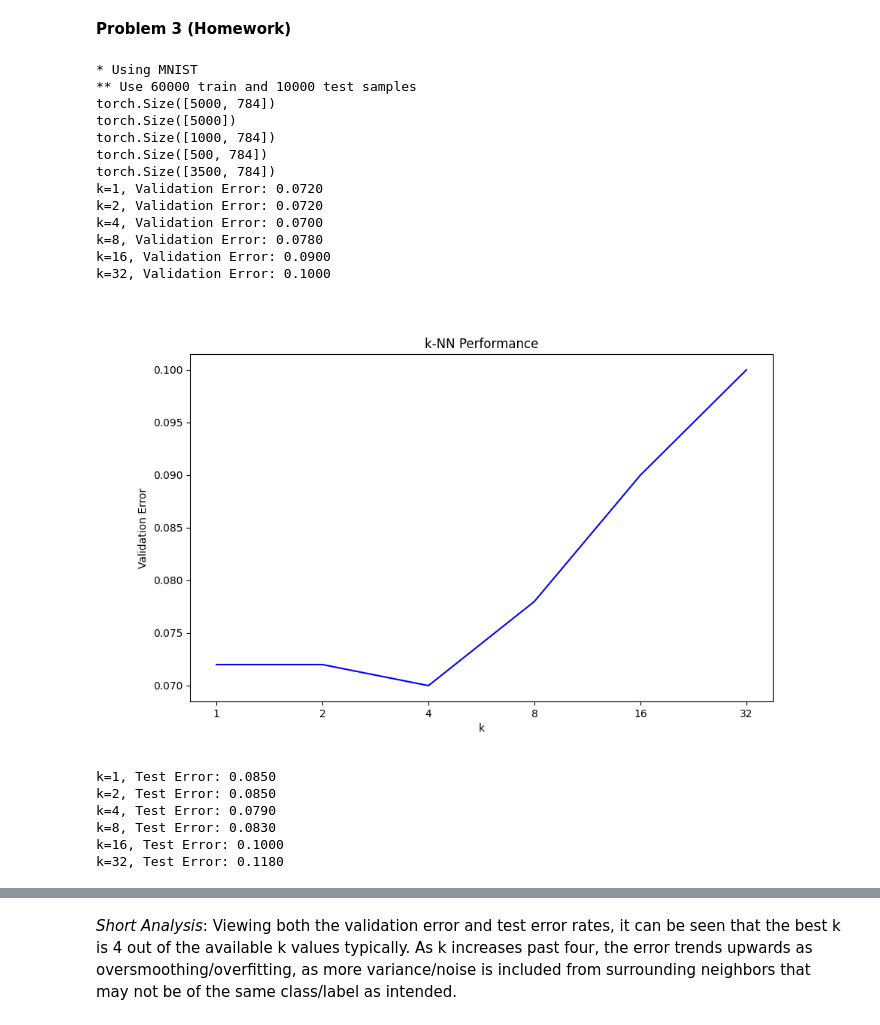
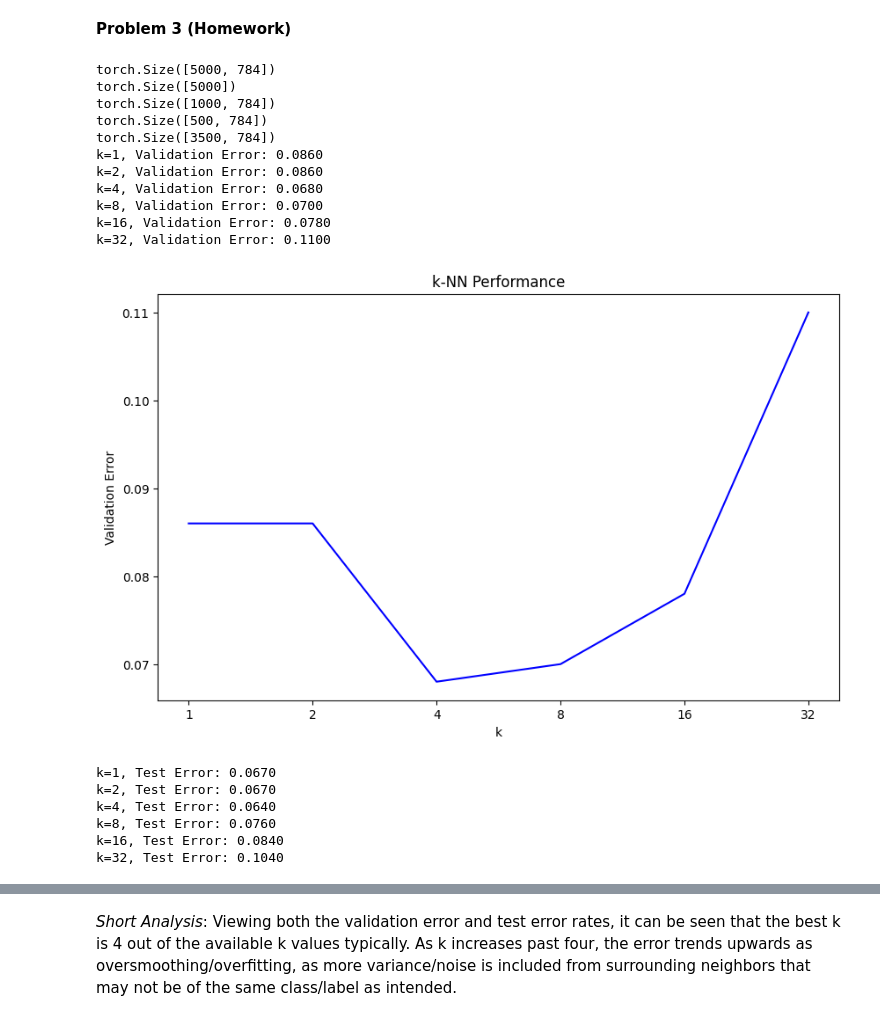
Before and after one commit to Sabuchan123/Homework-Repository, a Jupyter notebook: STAT588-HW-2-Folder/STAT588-HW-2.ipynb, the cells around one changed output, grey strips where cells are left out. Cells and saved outputs as stored; diff of their text form; code cells hidden in the pictures.

Commit message:
Updated HW 2 for STTAT 588 to run on torchvision.

```diff
--- a/STAT588-HW-2-Folder/STAT588-HW-2.ipynb
+++ b/STAT588-HW-2-Folder/STAT588-HW-2.ipynb
@@ -105,10 +107,16 @@ def compute_k_NN_errors(train_input, train_target, test_input, test_target, k, m
 # %% [markdown]
 **Problem 3 (Homework)**
 # %%
-train_input, train_target, test_input, test_target=prologue.load_data()
-_i = torch.randperm(train_input.size(0))
-_t_data_input = train_input[_i[:5000]]
-_t_data_target = train_target[_i[:5000]]
+# train_input, train_target, test_input, test_target=prologue.load_data()
+transform = transforms.Compose([transforms.ToTensor()])
+train_dataset = torchvision.datasets.MNIST(root='./data', train=True, download=True, transform=transform)
+test_dataset = torchvision.datasets.MNIST(root='./data', train=False, download=True, transform=transform)
+dataset = torch.utils.data.ConcatDataset([train_dataset, test_dataset])
+_i = torch.randperm(len(dataset))
+inputs = torch.stack([x.flatten() for x, _ in dataset])
+targets = torch.tensor([y for _, y in dataset])
+_t_data_input = inputs[_i[:5000]]
+_t_data_target = targets[_i[:5000]]
 print(_t_data_input.shape)
 print(_t_data_target.shape)
 if _t_data_input.max() > 1.0:
@@ -131,45 +139,43 @@ for i in k:
     k_errors.append(error)
 
     print(f"k={i}, Validation Error: {error:.4f}")
 
 plt.figure(figsize=(10, 6))
 plt.plot([str(i) for i in k], k_errors, color='blue')
 plt.xlabel('k')
 plt.ylabel('Validation Error')
 plt.title('k-NN Performance')
 plt.show()
 
 k_errors = []
 for i in k:
     error = compute_k_NN_errors(train_input, train_target, test_input, test_target, i)
     k_errors.append(error)
 
     print(f"k={i}, Test Error: {error:.4f}")
 
 plt.figure(figsize=(10, 6))
 plt.plot([str(i) for i in k], k_errors, color='blue')
 plt.xlabel('k')
 plt.ylabel('Test Error')
 plt.title('k-NN Performance')
 plt.show()
 # %% [output]
-* Using MNIST
-** Use 60000 train and 10000 test samples
 torch.Size([5000, 784])
 torch.Size([5000])
 torch.Size([1000, 784])
 torch.Size([500, 784])
 torch.Size([3500, 784])
-k=1, Validation Error: 0.0720
-k=2, Validation Error: 0.0720
-k=4, Validation Error: 0.0700
-k=8, Validation Error: 0.0780
-k=16, Validation Error: 0.0900
-k=32, Validation Error: 0.1000
+k=1, Validation Error: 0.0860
+k=2, Validation Error: 0.0860
+k=4, Validation Error: 0.0680
+k=8, Validation Error: 0.0700
+k=16, Validation Error: 0.0780
+k=32, Validation Error: 0.1100
-[figure, old version]
+[figure, new version]
-k=1, Test Error: 0.0850
-k=2, Test Error: 0.0850
-k=4, Test Error: 0.0790
-k=8, Test Error: 0.0830
-k=16, Test Error: 0.1000
-k=32, Test Error: 0.1180
+k=1, Test Error: 0.0670
+k=2, Test Error: 0.0670
+k=4, Test Error: 0.0640
+k=8, Test Error: 0.0760
+k=16, Test Error: 0.0840
+k=32, Test Error: 0.1040
```
Also changed, not shown: parts of 3 cells of this notebook.
